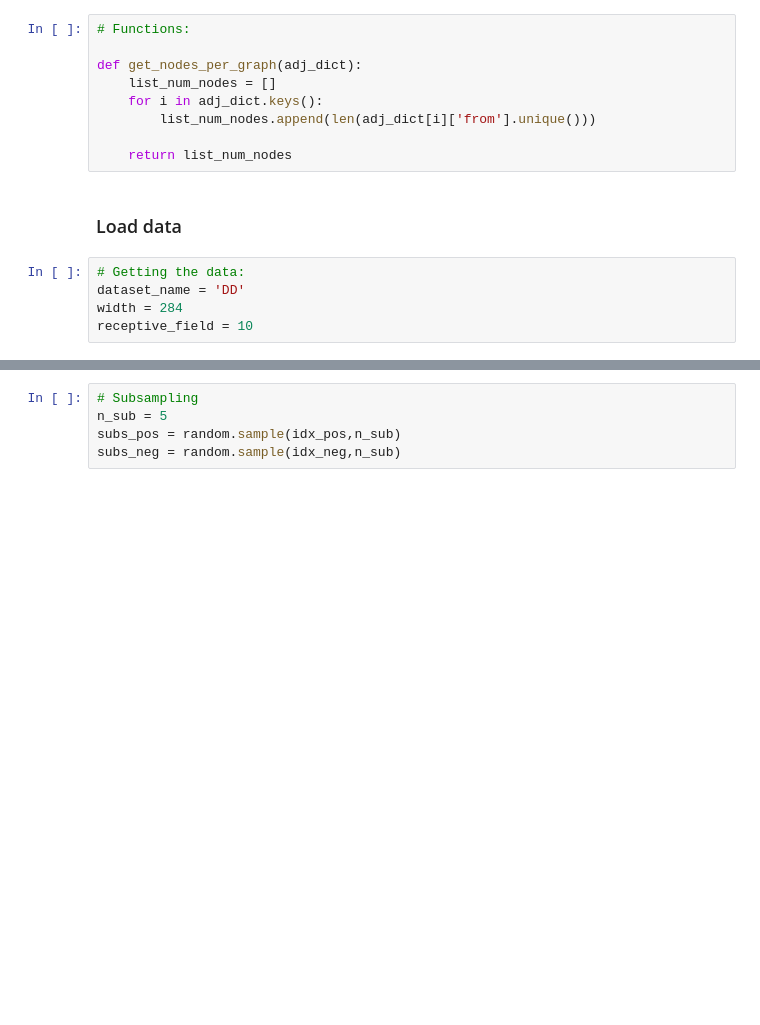
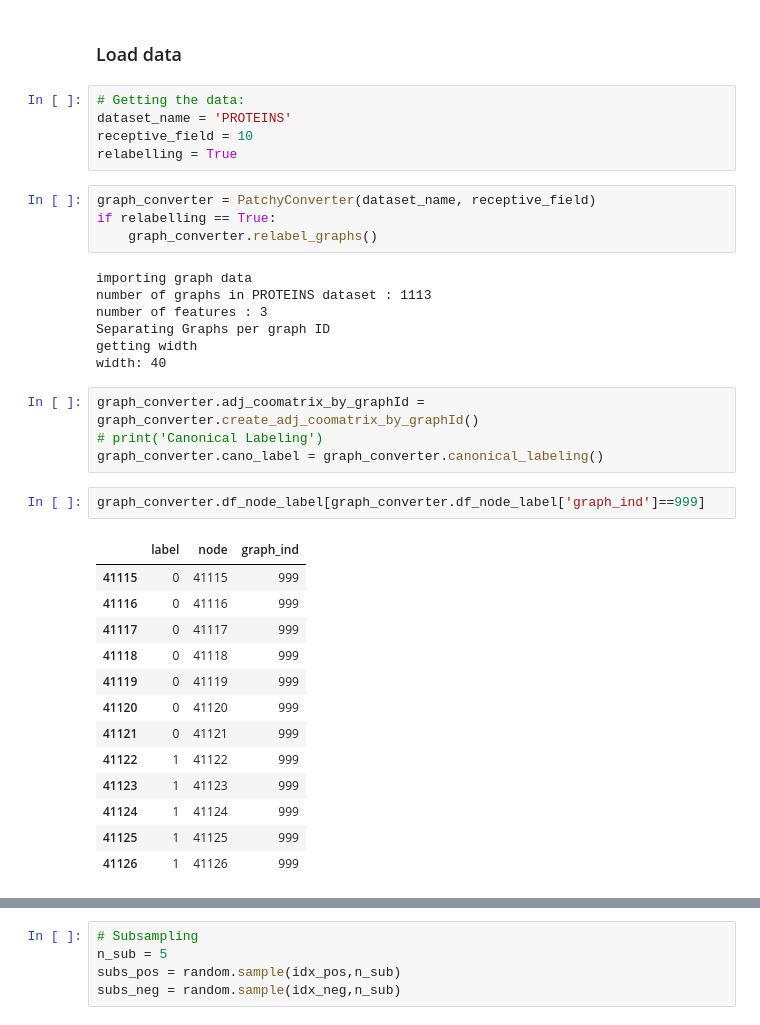
Before and after one commit to jdc08161063/PatchyCapsules, a Jupyter notebook: GraphsExploration.ipynb, the cells around one changed output, grey strips where cells are left out. Drawn from its saved outputs; the diff is of its cells as text; blank space fills up the shorter version.

```diff
--- a/GraphsExploration.ipynb
+++ b/GraphsExploration.ipynb
@@ -36,16 +40,38 @@ import matplotlib.pyplot as plt
-# %%
-# Functions:
-
-def get_nodes_per_graph(adj_dict):
-    list_num_nodes = []
-    for i in adj_dict.keys():
-        list_num_nodes.append(len(adj_dict[i]['from'].unique()))
-
-    return list_num_nodes
 # %% [markdown]
 ### Load data
 # %%
 # Getting the data:
-dataset_name = 'DD'
-width = 284
+dataset_name = 'PROTEINS'
 receptive_field = 10
+relabelling = True
+# %%
+graph_converter = PatchyConverter(dataset_name, receptive_field)
+if relabelling == True:
+    graph_converter.relabel_graphs()
+# %% [output]
+importing graph data
+number of graphs in PROTEINS dataset : 1113
+number of features : 3
+Separating Graphs per graph ID
+getting width
+width: 40
+# %%
+graph_converter.adj_coomatrix_by_graphId = graph_converter.create_adj_coomatrix_by_graphId()
+# print('Canonical Labeling')
+graph_converter.cano_label = graph_converter.canonical_labeling()
+# %%
+graph_converter.df_node_label[graph_converter.df_node_label['graph_ind']==999]
+# %% [output]
+|  | label | node | graph_ind |
+| 41115 | 0 | 41115 | 999 |
+| 41116 | 0 | 41116 | 999 |
+| 41117 | 0 | 41117 | 999 |
+| 41118 | 0 | 41118 | 999 |
+| 41119 | 0 | 41119 | 999 |
+| 41120 | 0 | 41120 | 999 |
+| 41121 | 0 | 41121 | 999 |
+| 41122 | 1 | 41122 | 999 |
+| 41123 | 1 | 41123 | 999 |
+| 41124 | 1 | 41124 | 999 |
+| 41125 | 1 | 41125 | 999 |
+| 41126 | 1 | 41126 | 999 |
```
Also changed, not shown: parts of 7 cells of this notebook, 3 other files.
